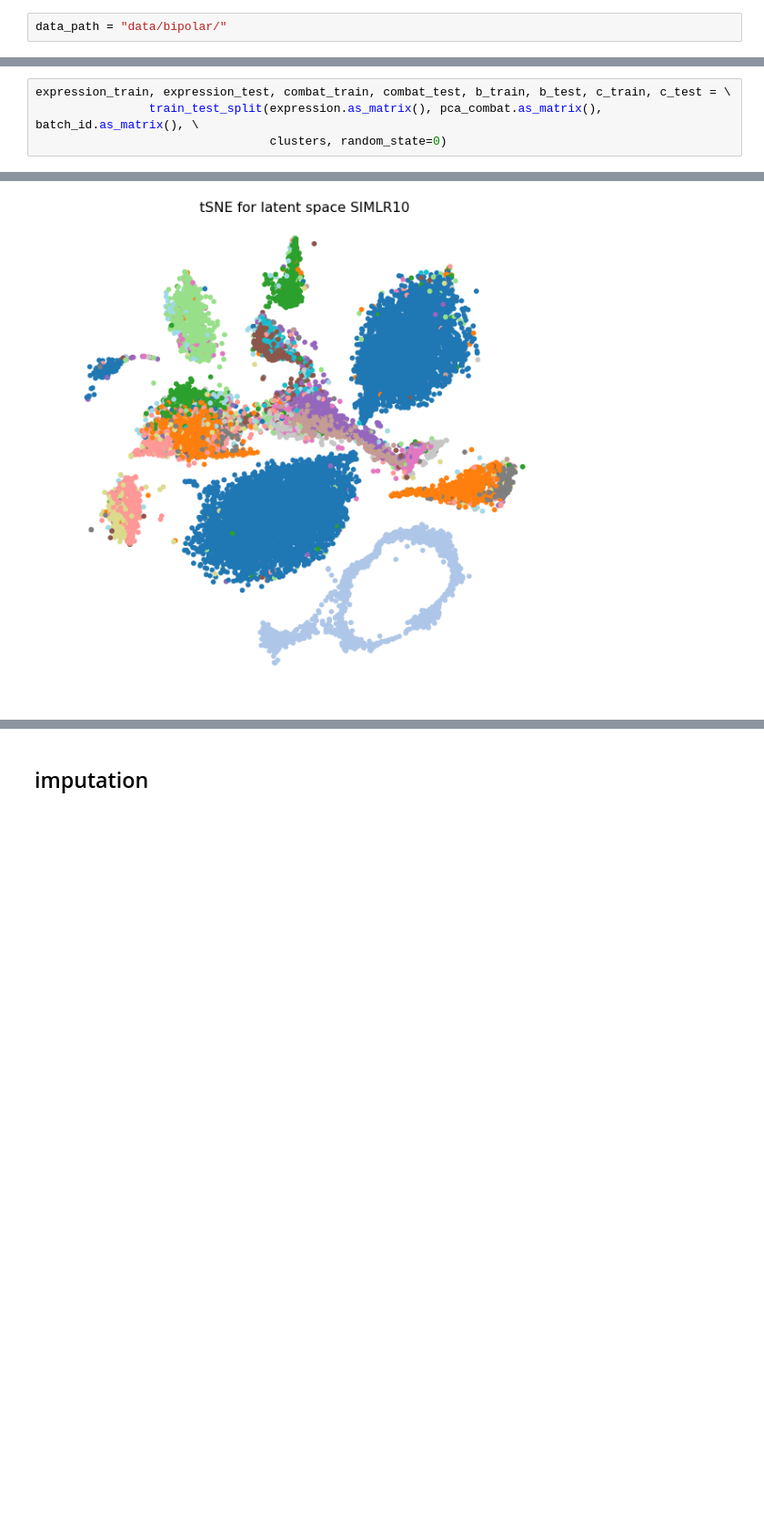
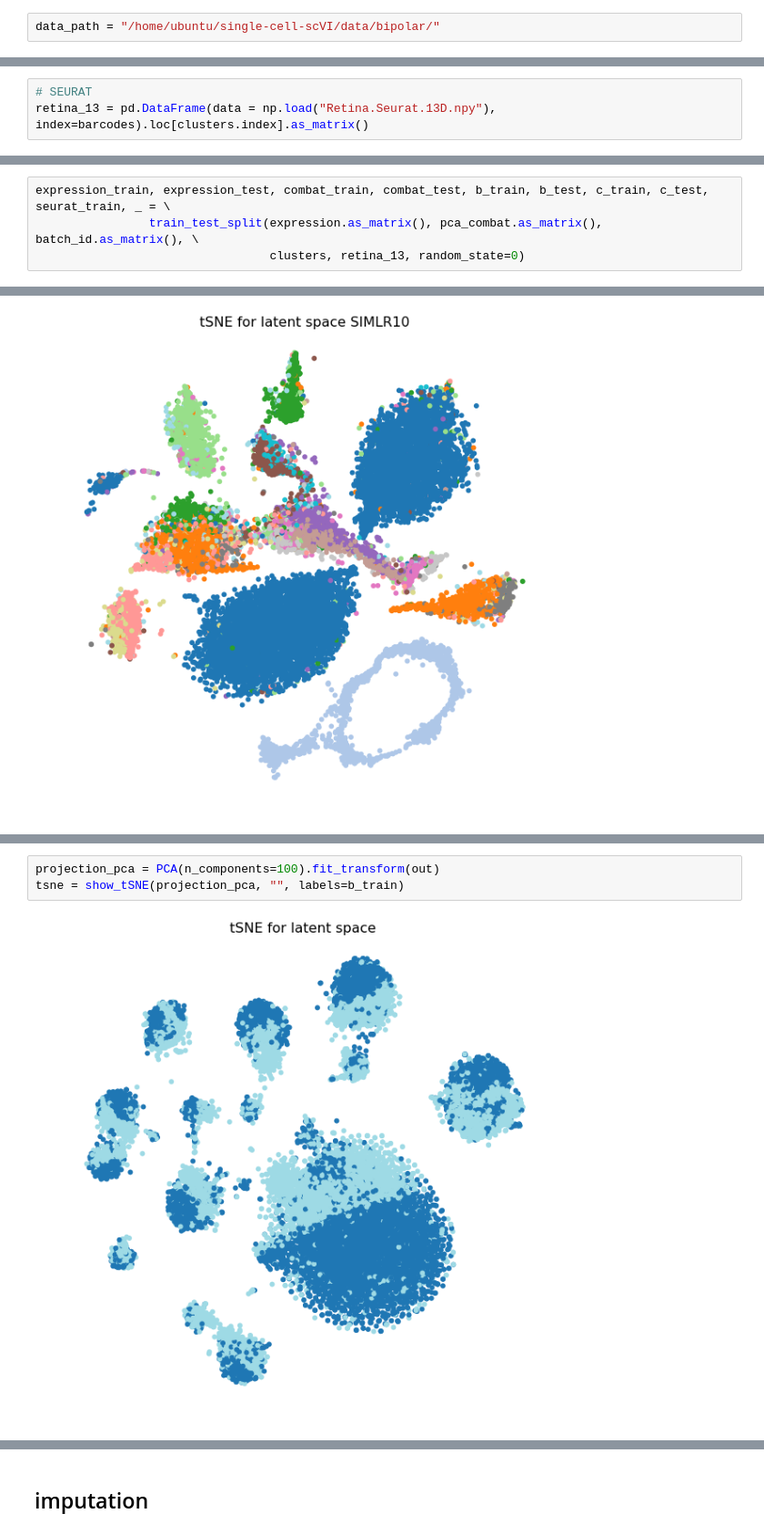
Before and after one commit to romain-lopez/scVI-reproducibility, a Jupyter notebook: RETINA-prepro.ipynb, the cells around one changed output, grey strips where cells are left out. Shown at 91% size. Cells and saved outputs as stored; diff of their text form; blank space fills up the shorter version.

```diff
--- a/RETINA-prepro.ipynb
+++ b/RETINA-prepro.ipynb
@@ -21,7 +21,7 @@ from SIMLR import SIMLR
 
 from benchmarking import *
 # %%
-data_path = "data/bipolar/"
+data_path = "/home/ubuntu/single-cell-scVI/data/bipolar/"
 # %%
 n_latent = 10
 # %% [markdown]
@@ -50,14 +54,17 @@ clusters = np.array([x[0] for x in clusters.values])
 print expression.shape , pca_combat.shape, batch.shape, clusters.shape
 # %% [output]
 (26439, 13166) (26439, 100) (27499, 2) (26439,)
+# %%
+# SEURAT
+retina_13 = pd.DataFrame(data = np.load("Retina.Seurat.13D.npy"), index=barcodes).loc[clusters.index].as_matrix()
 # %%
 np.unique(clusters)
 # %% [output]
 array([ 1,  2,  3,  4,  5,  6,  7,  8,  9, 10, 11, 12, 13, 14, 15])
 # %%
-expression_train, expression_test, combat_train, combat_test, b_train, b_test, c_train, c_test = \
+expression_train, expression_test, combat_train, combat_test, b_train, b_test, c_train, c_test, seurat_train, _ = \
                 train_test_split(expression.as_matrix(), pca_combat.as_matrix(), batch_id.as_matrix(), \
-                                 clusters, random_state=0)
+                                 clusters, retina_13, random_state=0)
 # %%
 scipy.sparse.save_npz(data_path + "data_train.npz", scipy.sparse.coo_matrix(expression_train))
 scipy.sparse.save_npz(data_path + "data_test.npz", scipy.sparse.coo_matrix(expression_test))
@@ -205,0 +238,5 @@ plt.savefig("SIMLR_tSNE_bipolar_clusters.pdf")
+# %%
+projection_pca = PCA(n_components=100).fit_transform(out)
+tsne = show_tSNE(projection_pca, "", labels=b_train)
+# %% [output]
+[figure, added]
```
Also changed, not shown: parts of 15 cells of this notebook, 2 other files.
